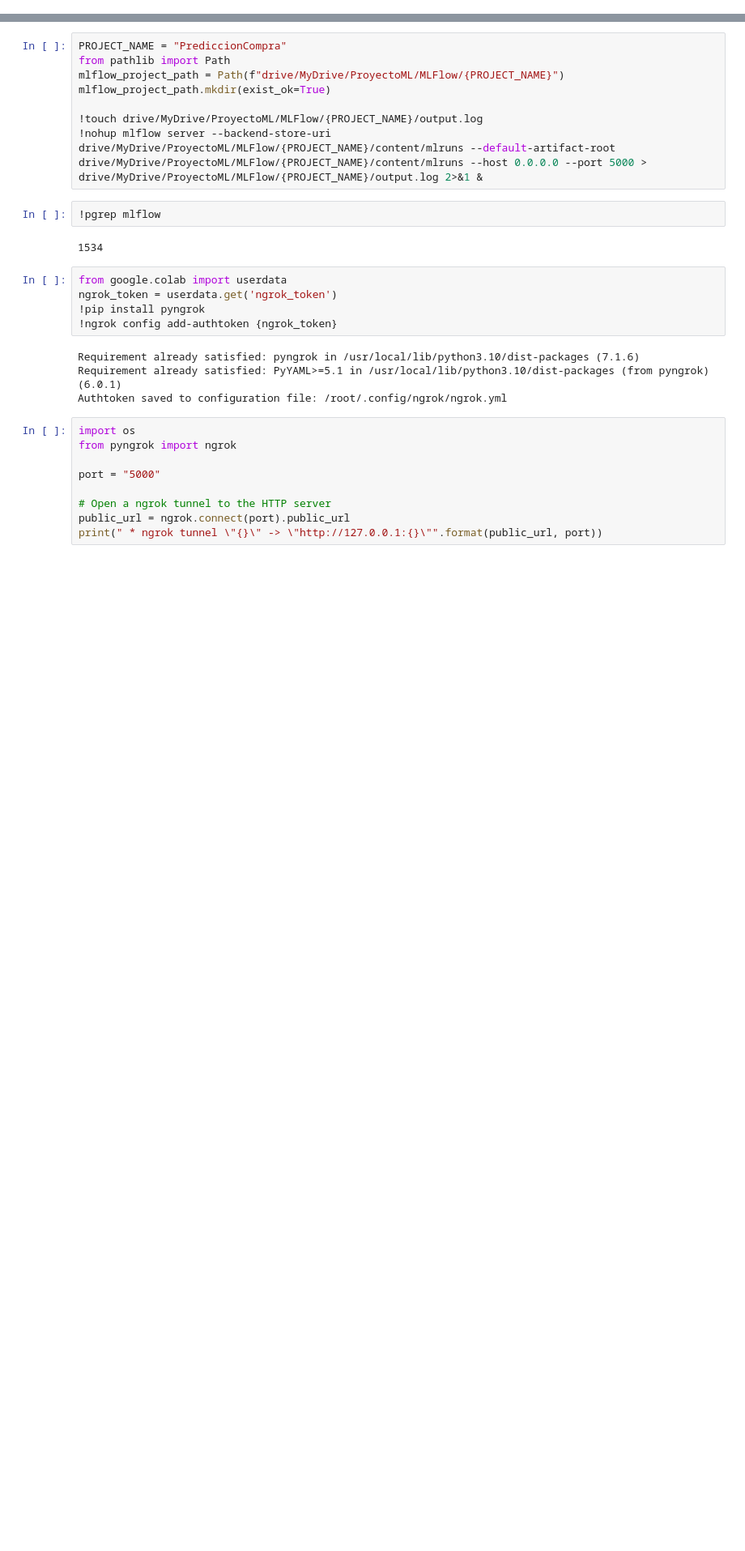
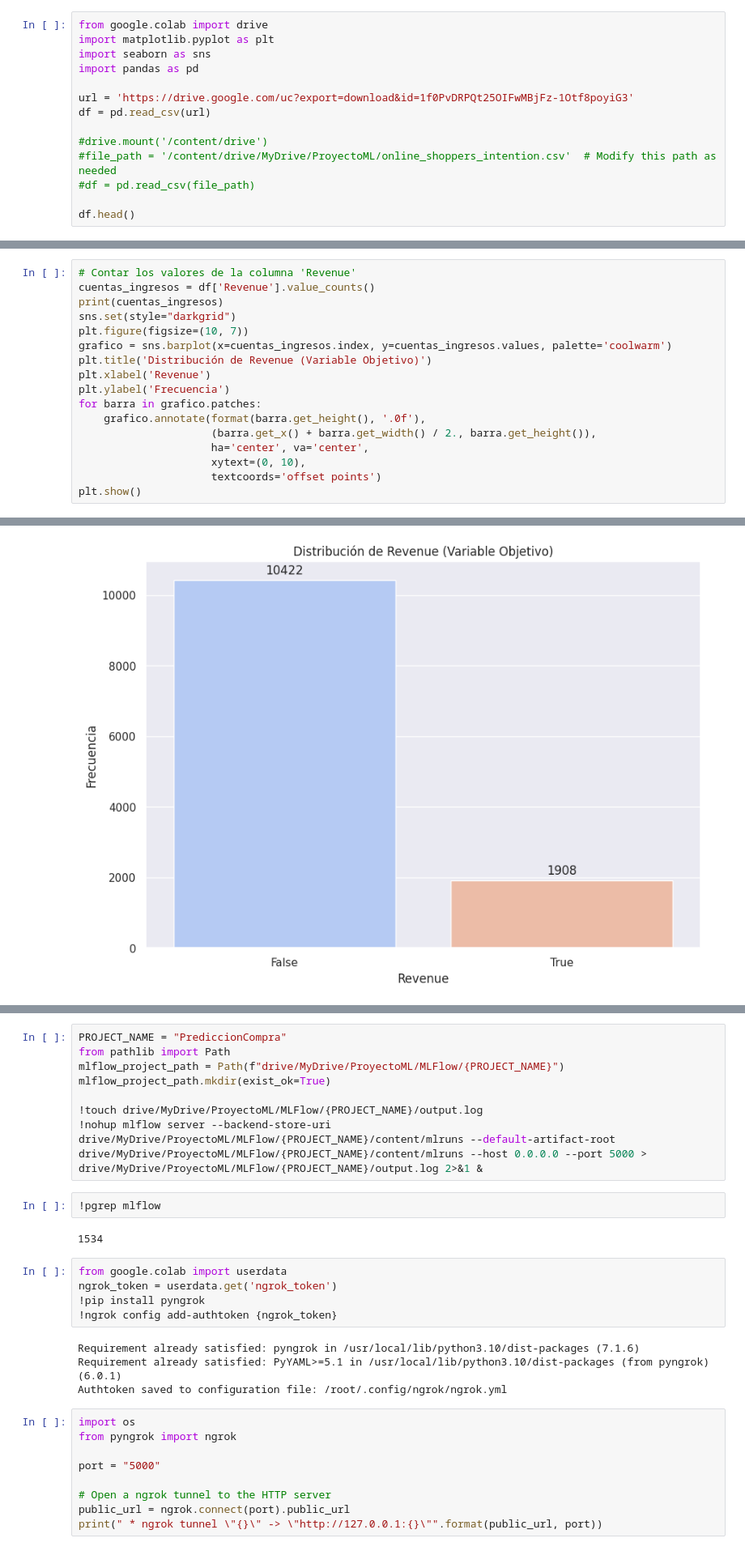
Before and after one commit to titopucp2024/online-shoppers-purchasing-intention, a Jupyter notebook: Online_Shoppers_Purchasing_Intention.ipynb, the cells around one changed output, grey strips where cells are left out. Shown at 81% size. Drawn from its saved outputs; the diff is of its cells as text; blank space fills up the shorter version.

Commit message:
Se creó con Colab

```diff
--- a/Online_Shoppers_Purchasing_Intention.ipynb
+++ b/Online_Shoppers_Purchasing_Intention.ipynb
@@ -31,0 +32,14 @@ Mounted at /content/drive
+# %%
+from google.colab import drive
+import matplotlib.pyplot as plt
+import seaborn as sns
+import pandas as pd
+
+url = 'https://drive.google.com/uc?export=download&id=1f0PvDRPQt25OIFwMBjFz-1Otf8poyiG3'
+df = pd.read_csv(url)
+
+#drive.mount('/content/drive')
+#file_path = '/content/drive/MyDrive/ProyectoML/online_shoppers_intention.csv'  # Modify this path as needed
+#df = pd.read_csv(file_path)
+
+df.head()
@@ -31,0 +76,18 @@ Mounted at /content/drive
+# %%
+# Contar los valores de la columna 'Revenue'
+cuentas_ingresos = df['Revenue'].value_counts()
+print(cuentas_ingresos)
+sns.set(style="darkgrid")
+plt.figure(figsize=(10, 7))
+grafico = sns.barplot(x=cuentas_ingresos.index, y=cuentas_ingresos.values, palette='coolwarm')
+plt.title('Distribución de Revenue (Variable Objetivo)')
+plt.xlabel('Revenue')
+plt.ylabel('Frecuencia')
+for barra in grafico.patches:
+    grafico.annotate(format(barra.get_height(), '.0f'),
+                     (barra.get_x() + barra.get_width() / 2., barra.get_height()),
+                     ha='center', va='center',
+                     xytext=(0, 10),
+                     textcoords='offset points')
+plt.show()
+# %% [output]
@@ -31,0 +101 @@ Mounted at /content/drive
+[figure, added]
```
Also changed, not shown: parts of 59 cells of this notebook.
